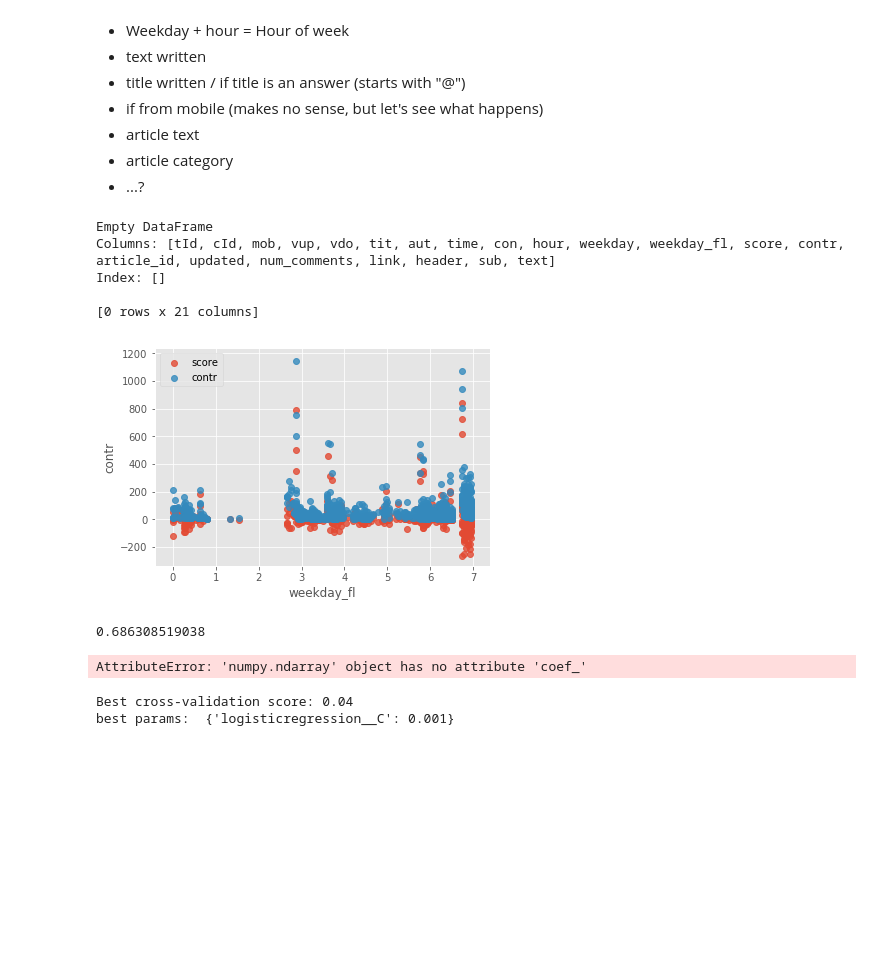
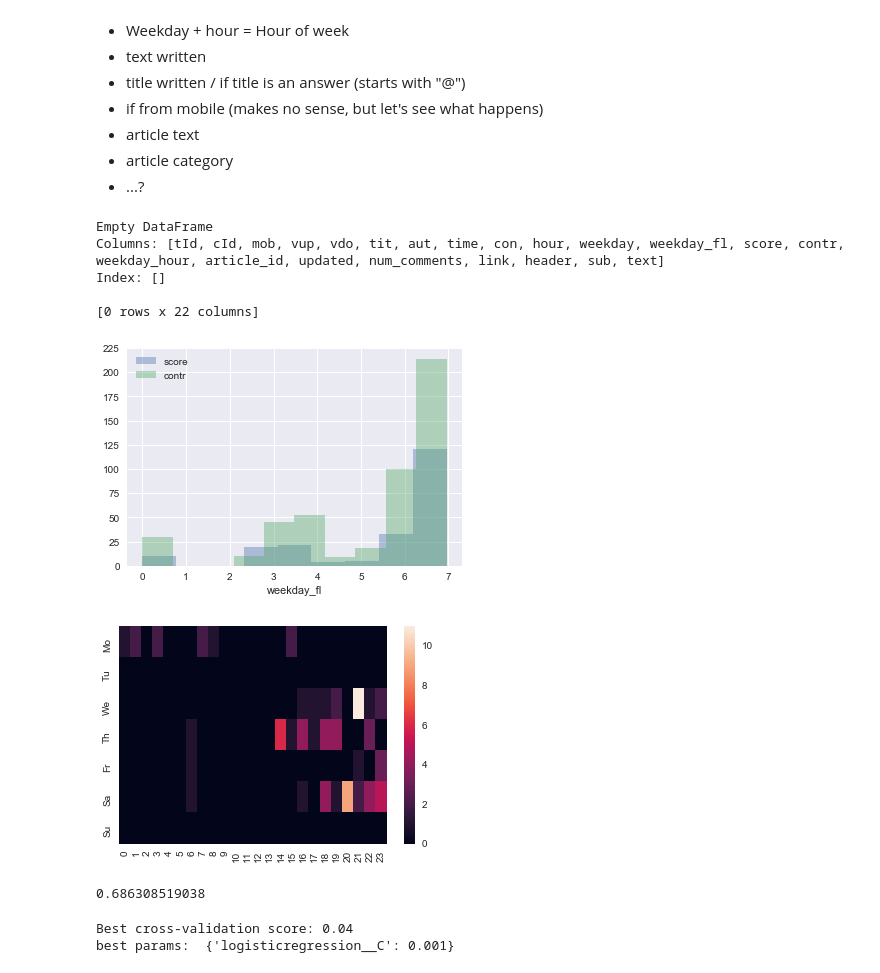
Before and after one commit to fdelia/bots, a Jupyter notebook: 3_explore_data.ipynb, the cells around one changed output. Cells and saved outputs as stored; diff of their text form; code cells hidden in the pictures; blank space fills up the shorter version.

Commit message:
added heatmap

```diff
--- a/3_explore_data.ipynb
+++ b/3_explore_data.ipynb
@@ -146,9 +146,13 @@ def get_weekday_float(time):
     weekday = get_weekday(time)
     return float(weekday) + hour / 24
 
+def get_weekday_hour(time):
+    return '{}_{}'.format(get_weekday(time), get_hour_of_day(time))
+
 df_com['hour'] = df_com['time'].apply(get_hour_of_day)
 df_com['weekday'] = df_com['time'].apply(get_weekday) # 0 = Monday
 df_com['weekday_fl'] = df_com['time'].apply(get_weekday_float)
+df_com['weekday_hour'] = df_com['time'].apply(get_weekday_hour)
 df_com['score'] = df_com['vup'] - df_com['vdo']
 # %% [markdown]
 ### Class Distribution
@@ -238,29 +241,45 @@ Impact will be taken into account from:
 # %%
 df_com['score'] = df_com['vup'] - df_com['vdo']
 df_com['contr'] = df_com['vup'] + df_com['vdo']
 df_com['tit'] = df_com['tit'].str.lower()
 df_com['con'] = df_com['con'].str.lower()
 # Left inner join
 df_merge = pd.merge(left=df_com, right=df_art, left_on='tId', right_on='tId')
 
 # is empty: (= all comments correspond to an article)
 print(df_merge[pd.isnull(df_merge['text'])])
 #print(df_com.shape)
 #print(df_merge.shape)
 
-f, ax = plt.subplots()
-sns.regplot(x='weekday_fl', y='score', data=df_com, fit_reg=False)
-sns.regplot(x='weekday_fl', y='contr', data=df_com, fit_reg=False)
-ax.legend(labels=['score', 'contr'])
+sns.set(color_codes=True)
+ax = sns.distplot(df_com[df_com['score']>50]['weekday_fl'], label='score', kde=False)
+ax = sns.distplot(df_com[df_com['contr']>50]['weekday_fl'], label='contr', kde=False)
+ax.legend()
 plt.show()
+grouped = df_com[df_com['score']>50].groupby(['weekday', 'hour']).size()
+matrix = np.zeros((7, 24))
+for d in range(0, 6):
+    for h in range(0, 24):
+        if d in grouped and h in grouped[d]:
+            matrix[d][h] = grouped[d][h]
+
+weekdays = ['Mo', 'Tu', 'We', 'Th', 'Fr', 'Sa', 'Su']
+sns.heatmap(matrix, yticklabels=weekdays)
+plt.show()
+
+# 0 = Monday, 7 = Sunday
+# Summary:
+# The day and time of posting plays a big role
 # %% [output]
 Empty DataFrame
-Columns: [tId, cId, mob, vup, vdo, tit, aut, time, con, hour, weekday, weekday_fl, score, contr, article_id, updated, num_comments, link, header, sub, text]
+Columns: [tId, cId, mob, vup, vdo, tit, aut, time, con, hour, weekday, weekday_fl, score, contr, weekday_hour, article_id, updated, num_comments, link, header, sub, text]
 Index: []
 
-[0 rows x 21 columns]
+[0 rows x 22 columns]
-[figure, old version]
+[figure, new version]
+[figure, added]
 # %%
+
 # TODO make test set
 
 # Prepare data for X and y
@@ -296,7 +315,7 @@ else:
 # Run only with one parameter
     scores = cross_val_score(LogisticRegression(C=1e-3), X_train_counts, y_train, cv=5)
     print(np.mean(scores))
-    scores.coef_
+    #scores.coef_
 
 # Summary so far:
 # For prediction of "score":
@@ -308,7 +327,6 @@ else:
 # Used logistic regression, which is for classes, duuh
 # %% [output]
 0.686308519038
-AttributeError: 'numpy.ndarray' object has no attribute 'coef_'
 # %%
 from sklearn.feature_extraction.text import TfidfVectorizer
 from sklearn.pipeline import make_pipeline
```
Also changed, not shown: parts of 1 cell of this notebook.
